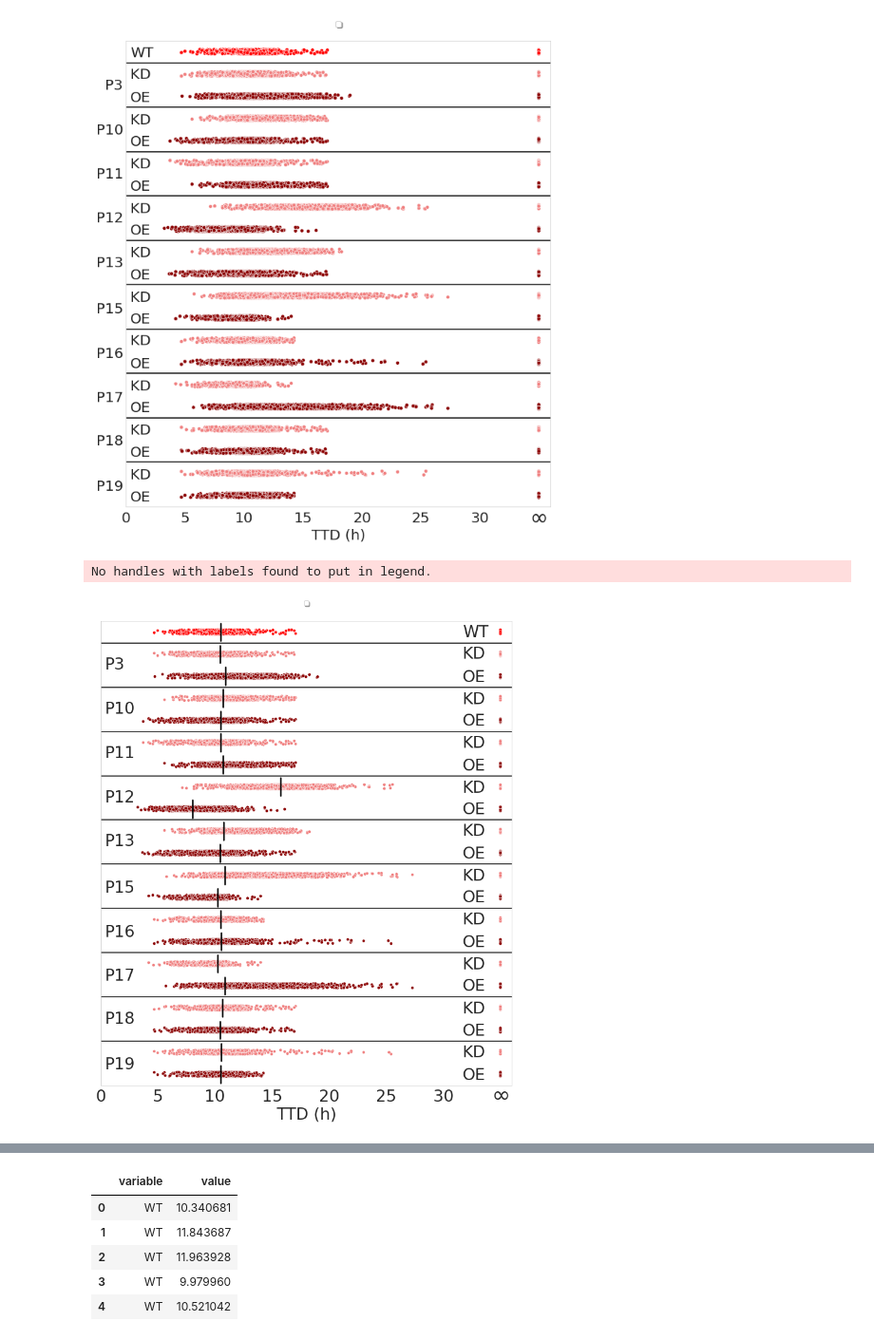
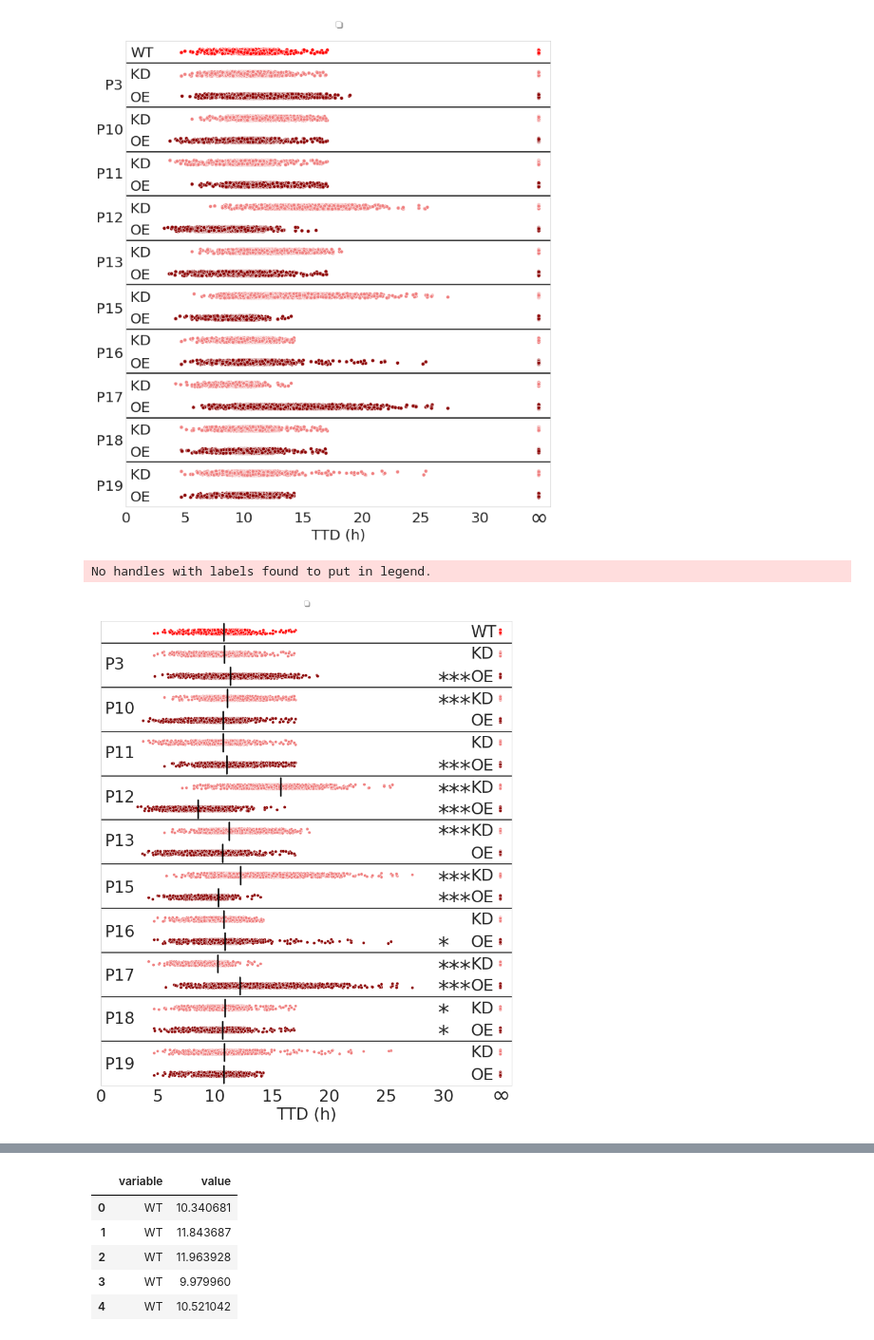
Before and after one commit to LoLab-MSM/NERM, a Jupyter notebook: sensitivity_analysis/Mode1/mode1_runfile_init_param_sens.ipynb, the cells around one changed output, grey strips where cells are left out. Shown at 95% size. Cells and saved outputs as stored; diff of their text form; code cells hidden in the pictures.

```diff
--- a/sensitivity_analysis/Mode1/mode1_runfile_init_param_sens.ipynb
+++ b/sensitivity_analysis/Mode1/mode1_runfile_init_param_sens.ipynb
@@ -319,12 +455,11 @@ b = sns.stripplot(x="value", y="variable", data=pd.melt(dfmode1hr), marker = 'o'
 # plt.annotate('CYLD', xy = (-0.1,.12), xycoords ='axes fraction', fontsize = 20)
 # medianprops = dict(marker='-', markeredgecolor='black',
 #                       markerfacecolor='k')
-medianprops = dict(linestyle='-', linewidth=2.5, color='k')
-#            meanprops=meanpointprops,
-# boxprops = dict(linestyle='*', linewidth=30, color='k')
-b = sns.boxplot(showmeans=False,
-            meanline=False,
-            medianprops= medianprops,
+meanlineprops = dict(linestyle='-', linewidth=2.5, color='black')
+b = sns.boxplot(showmeans=True,
+            meanline=True,
+            meanprops = meanlineprops,
+            medianprops= {'visible': False},
             whiskerprops={'visible': False},
             zorder=10,
             x="value",
@@ -365,27 +500,27 @@ plt.axhline(y=12.5, color = 'k')
 plt.axhline(y=14.5, color = 'k')
 plt.axhline(y=16.5, color = 'k')
 plt.axhline(y=18.5, color = 'k')
-plt.annotate('WT', xy = (0.88,.965), xycoords ='axes fraction', fontsize = 27)#(-0.2,.7)
-plt.annotate('KD', xy = (0.88,.919), xycoords ='axes fraction', fontsize = 27) #(-0.2,.42)
-plt.annotate('OE', xy = (0.88,.869), xycoords ='axes fraction', fontsize = 27) #(-0.2,.12)
-plt.annotate('KD', xy = (0.88,.821), xycoords ='axes fraction', fontsize = 27) #(-0.2,.42)
-plt.annotate('OE', xy = (0.88,.775), xycoords ='axes fraction', fontsize = 27) #(-0.2,.12)
-plt.annotate('KD', xy = (0.88,.727), xycoords ='axes fraction', fontsize = 27) #(-0.2,.42)
-plt.annotate('OE', xy = (0.88,.678), xycoords ='axes fraction', fontsize = 27) #(-0.2,.12)
-plt.annotate('KD', xy = (0.88,.630), xycoords ='axes fraction', fontsize = 27) #(-0.2,.42)
-plt.annotate('OE', xy = (0.88,.584), xycoords ='axes fraction', fontsize = 27) #(-0.2,.12)
-plt.annotate('KD', xy = (0.88,.537), xycoords ='axes fraction', fontsize = 27) #(-0.2,.42)
-plt.annotate('OE', xy = (0.88,.488), xycoords ='axes fraction', fontsize = 27) #(-0.2,.12)
-plt.annotate('KD', xy = (0.88,.441), xycoords ='axes fraction', fontsize = 27) #(-0.2,.42)
-plt.annotate('OE', xy = (0.88,.394), xycoords ='axes fraction', fontsize = 27) #(-0.2,.12)
-plt.annotate('KD', xy = (0.88,.347), xycoords ='axes fraction', fontsize = 27) #(-0.2,.42)
-plt.annotate('OE', xy = (0.88,.298), xycoords ='axes fraction', fontsize = 27) #(-0.2,.12)
-plt.annotate('KD', xy = (0.88,.25), xycoords ='axes fraction', fontsize = 27) #(-0.2,.42)
-plt.annotate('OE', xy = (0.88,.203), xycoords ='axes fraction', fontsize = 27) #(-0.2,.12)
-plt.annotate('KD', xy = (0.88,.155), xycoords ='axes fraction', fontsize = 27) #(-0.2,.42)
-plt.annotate('OE', xy = (0.88,.107), xycoords ='axes fraction', fontsize = 27) #(-0.2,.12)
-plt.annotate('KD', xy = (0.88,.06), xycoords ='axes fraction', fontsize = 27) #(-0.2,.42)
-plt.annotate('OE', xy = (0.88,.012), xycoords ='axes fraction', fontsize = 27) #(-0.2,.12)
+plt.annotate('WT', xy = (0.90,.965), xycoords ='axes fraction', fontsize = 27)#(-0.2,.7)
+plt.annotate('KD', xy = (0.90,.919), xycoords ='axes fraction', fontsize = 27) #(-0.2,.42)
+plt.annotate('OE', xy = (0.90,.869), xycoords ='axes fraction', fontsize = 27) #(-0.2,.12)
+plt.annotate('KD', xy = (0.90,.821), xycoords ='axes fraction', fontsize = 27) #(-0.2,.42)
+plt.annotate('OE', xy = (0.90,.775), xycoords ='axes fraction', fontsize = 27) #(-0.2,.12)
+plt.annotate('KD', xy = (0.90,.727), xycoords ='axes fraction', fontsize = 27) #(-0.2,.42)
+plt.annotate('OE', xy = (0.90,.678), xycoords ='axes fraction', fontsize = 27) #(-0.2,.12)
+plt.annotate('KD', xy = (0.90,.630), xycoords ='axes fraction', fontsize = 27) #(-0.2,.42)
+plt.annotate('OE', xy = (0.90,.584), xycoords ='axes fraction', fontsize = 27) #(-0.2,.12)
+plt.annotate('KD', xy = (0.90,.537), xycoords ='axes fraction', fontsize = 27) #(-0.2,.42)
+plt.annotate('OE', xy = (0.90,.488), xycoords ='axes fraction', fontsize = 27) #(-0.2,.12)
+plt.annotate('KD', xy = (0.90,.441), xycoords ='axes fraction', fontsize = 27) #(-0.2,.42)
+plt.annotate('OE', xy = (0.90,.394), xycoords ='axes fraction', fontsize = 27) #(-0.2,.12)
+plt.annotate('KD', xy = (0.90,.347), xycoords ='axes fraction', fontsize = 27) #(-0.2,.42)
+plt.annotate('OE', xy = (0.90,.298), xycoords ='axes fraction', fontsize = 27) #(-0.2,.12)
+plt.annotate('KD', xy = (0.90,.25), xycoords ='axes fraction', fontsize = 27) #(-0.2,.42)
+plt.annotate('OE', xy = (0.90,.203), xycoords ='axes fraction', fontsize = 27) #(-0.2,.12)
+plt.annotate('KD', xy = (0.90,.155), xycoords ='axes fraction', fontsize = 27) #(-0.2,.42)
+plt.annotate('OE', xy = (0.90,.107), xycoords ='axes fraction', fontsize = 27) #(-0.2,.12)
+plt.annotate('KD', xy = (0.90,.06), xycoords ='axes fraction', fontsize = 27) #(-0.2,.42)
+plt.annotate('OE', xy = (0.90,.012), xycoords ='axes fraction', fontsize = 27) #(-0.2,.12)
 # plt.plot([11], [1], 'o', ms=20, zorder =2)
 # # plt.axhline(y=18.5, color = 'k')
 # # plt.yticks(ticks = plt.yticks()[0], labels = ['WT', 'KD', 'OE','KD', 'OE','KD', 'OE'])
@@ -393,32 +528,47 @@ plt.yticks(ticks = plt.yticks()[0], labels = ['', '', '','', '','', '',
                                              '', '', '',''])
 plt.annotate('P3', xy = (0.01,.895), xycoords ='axes fraction', fontsize = 27)#(-0.2,.7)
 plt.annotate('P10', xy = (0.01,.80), xycoords ='axes fraction', fontsize = 27) #(-0.2,.42)
 plt.annotate('P11', xy = (0.01,.705), xycoords ='axes fraction', fontsize = 27) #(-0.2,.12)
 plt.annotate('P12', xy = (0.01,.61), xycoords ='axes fraction', fontsize = 27) #(-0.2,.42)
 plt.annotate('P13', xy = (0.01,.515), xycoords ='axes fraction', fontsize = 27) #(-0.2,.12)
 plt.annotate('P15', xy = (0.01,.415), xycoords ='axes fraction', fontsize = 27) #(-0.2,.42)
 plt.annotate('P16', xy = (0.01,.32), xycoords ='axes fraction', fontsize = 27) #(-0.2,.12)
 plt.annotate('P17', xy = (0.01,.225), xycoords ='axes fraction', fontsize = 27) #(-0.2,.42)
 plt.annotate('P18', xy = (0.01,.132), xycoords ='axes fraction', fontsize = 27) #(-0.2,.12)
 plt.annotate('P19', xy = (0.01,.035), xycoords ='axes fraction', fontsize = 27) #(-0.2,.12)
 plt.annotate(r'$\infty$', xy = (0.95,-0.035), xycoords ='axes fraction', fontsize = 37)
+
+plt.annotate('***', xy = (0.82,.855), xycoords ='axes fraction', fontsize = 37) #p3oe
+plt.annotate('***', xy = (0.82,.805), xycoords ='axes fraction', fontsize = 37) #p10kd
+plt.annotate('***', xy = (0.82,.665), xycoords ='axes fraction', fontsize = 37) #p11oe
+
+plt.annotate('***', xy = (0.82,.615), xycoords ='axes fraction', fontsize = 37) #p12kd
+plt.annotate('***', xy = (0.82,.57), xycoords ='axes fraction', fontsize = 37) #p12oe
+plt.annotate('***', xy = (0.82,.525), xycoords ='axes fraction', fontsize = 37) #p13kd
+plt.annotate('***', xy = (0.82,.425), xycoords ='axes fraction', fontsize = 37) #p15kd
+plt.annotate('***', xy = (0.82,.38), xycoords ='axes fraction', fontsize = 37) #p15kd
+plt.annotate('*', xy = (0.82,.285), xycoords ='axes fraction', fontsize = 37) #p16oe
+plt.annotate('***', xy = (0.82,0.235), xycoords ='axes fraction', fontsize = 37) #p17kd
+plt.annotate('***', xy = (0.82,.19), xycoords ='axes fraction', fontsize = 37) #p17oe
+plt.annotate('*', xy = (0.82,0.14), xycoords ='axes fraction', fontsize = 37) #p18kd
+plt.annotate('*', xy = (0.82,.0945), xycoords ='axes fraction', fontsize = 37) #p18oe
 # plt.annotate('*', xy = (0.292,0.964), xycoords ='axes fraction', fontsize = 20, color = 'k')
 # plt.annotate('*', xy = (0.293,0.918), xycoords ='axes fraction', fontsize = 20, color = 'k')
 # plt.annotate('*', xy = (11,2.25), xycoords ='data', fontsize = 20, color = 'k')
 # plt.hlines(pd.melt(dfmode1hr)[pd.melt(dfmode1hr)['value'] == day]['total_bill'].mean(), ticks[idx]-w, ticks[idx]+w)
 # print(plt.yticks()[0])
 b.set_xlabel("TTD (h)",fontsize = 27)
 plt.xticks(fontsize = 27)
 b.set_ylabel("")
 b.tick_params(labelsize=27)
 plt.xlim(xmax = 36, xmin = 0)
 ax.set_xticks([0,5, 10, 15, 20, 25,30])
 # ax.set_xticks([0,300, 600, 900, 1200, 1500,1800])
 plt.tight_layout()
 # plt.xlim(xmin = 1)
 plt.legend(loc='upper center', bbox_to_anchor=(0.5, 1.05),
           ncol=3, fancybox=True, shadow=True)
-plt.savefig('pmlkl_mode1_paramsens_100tnf_stripdots_hrs_kdoeinside_edgewhite_testingmedian.pdf')
+plt.savefig('pmlkl_mode1_paramsens_100tnf_stripdots_hrs_kdoeinside_edgewhite_meanwsig.pdf')
 # %% [output]
 No handles with labels found to put in legend.
-[figure, old version]
+[figure, new version]
```
Also changed, not shown: parts of 19 cells of this notebook, 31 other files.
